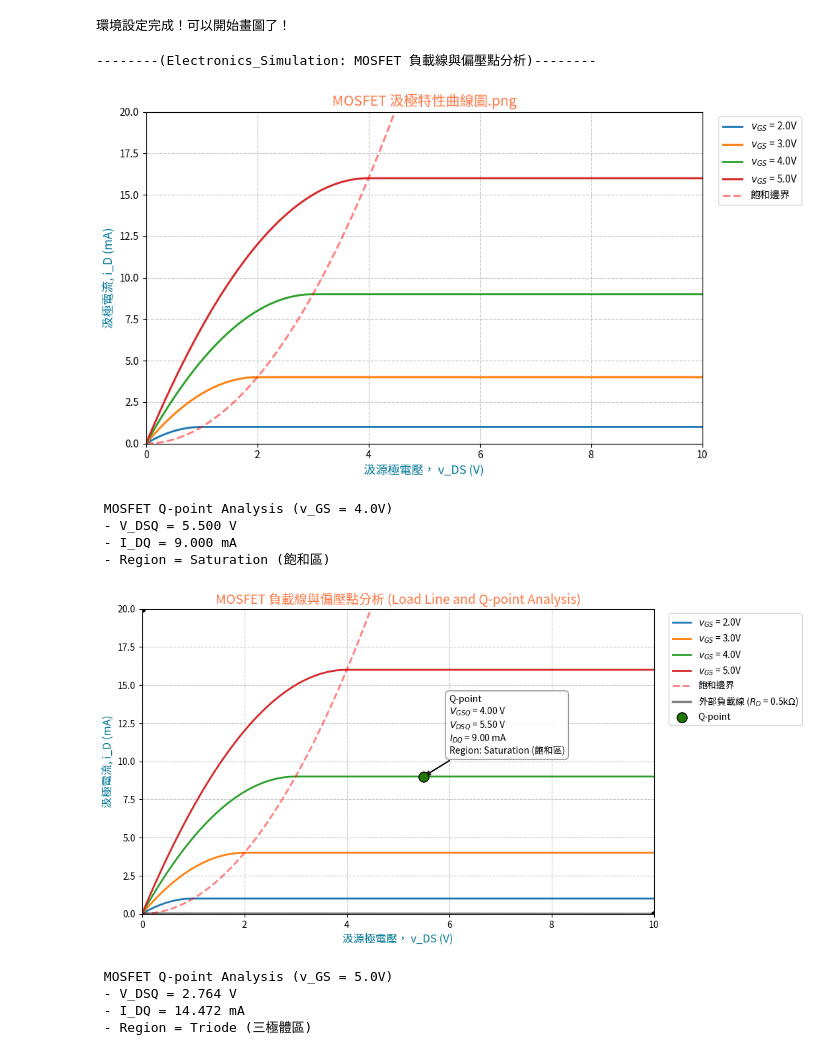
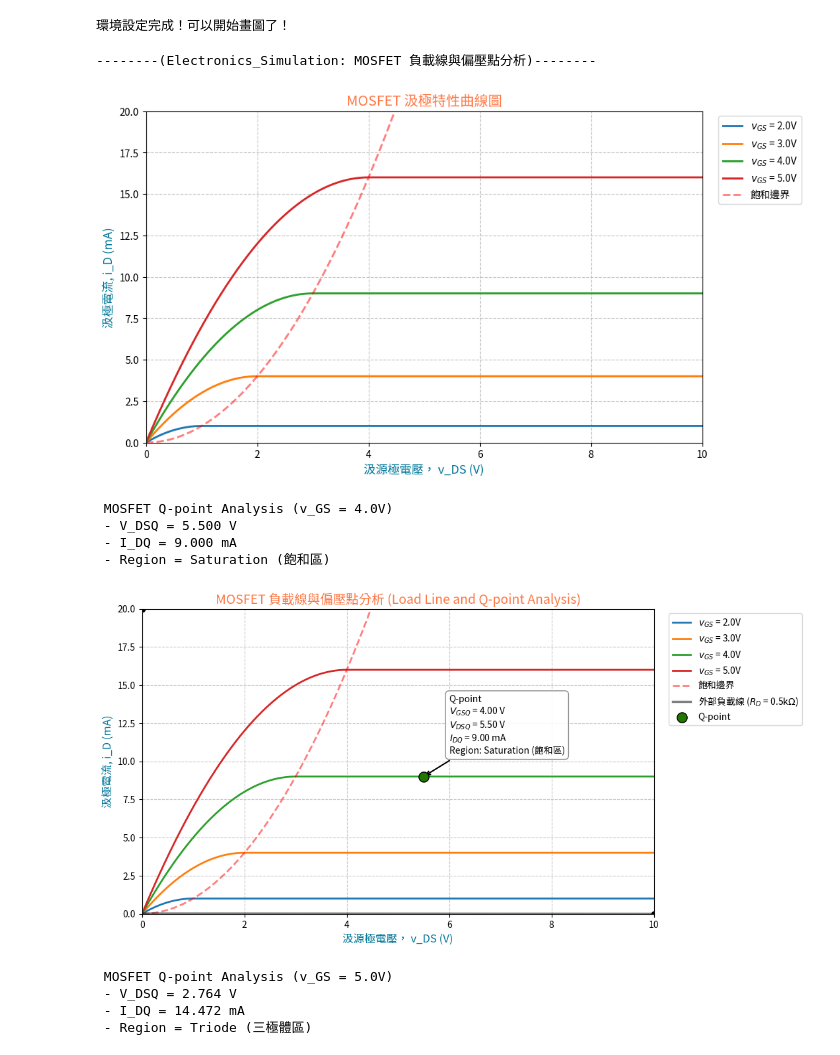
Before and after one commit to u9828057/Python_Practice, a Jupyter notebook: Electronics_with_Python/Electronics_Simulation_08_29_MOSFET_負載線與偏壓點分析.ipynb, the cells around one changed output. Drawn from its saved outputs; the diff is of its cells as text; code cells hidden in the pictures.

```diff
--- a/Electronics_with_Python/Electronics_Simulation_08_29_MOSFET_負載線與偏壓點分析.ipynb
+++ b/Electronics_with_Python/Electronics_Simulation_08_29_MOSFET_負載線與偏壓點分析.ipynb
@@ -101,7 +101,7 @@ def plot_mosfet_analysis(show_loadline=False, v_GS_Q=4.0):
         region_Q = "Triode (三極體區)"
         # 聯立一元二次方程式: a*(x**2) + b*x + c = 0
         a = 0.5 * K
-        b = - (K*v_ov + 1/R_D)
+        b = - (K*v_ov_Q + 1/R_D)
         c = (V_DD/R_D)
         roots = np.roots([a, b, c])
 
@@ -122,13 +122,10 @@ def plot_mosfet_analysis(show_loadline=False, v_GS_Q=4.0):
 
     # 加入資訊方塊
 
-    #--------------------------------------
-    # 設定「動態調整註解框位置」的參數
-    #--------------------------------------
-    # 如果電流大於 12 mA，就把文字框稍微降低，否則維持原狀
     y_offset = 1.0 if i_D_Q_mA > 12 else 1.5
-    # 如果電壓小於 4 V，就會把文字框往左放，否則否則維持往右放
+    #設定「動態調整註解框位置」的參數，如果電流大於 12 mA，就把文字框稍微降低，否則維持原狀
     x_offset = -2.0 if v_DS_Q < 4 else 0.5
+    #設定「動態調整註解框位置」的參數，如果電壓小於 4 V，就會把文字框往左放，否則否則維持往右放
 
     plt.annotate(
         # 第一部分: 要顯示的文字內容
@@ -163,7 +160,7 @@ def plot_mosfet_analysis(show_loadline=False, v_GS_Q=4.0):
     chart_title = "MOSFET 負載線與偏壓點分析 (Load Line and Q-point Analysis)"
     file_name = "§補充內容 4.3.3 - Python繪圖_MOSFET 負載線與偏壓點分析.png"
   else:
-    chart_title = "MOSFET 汲極特性曲線圖.png"
+    chart_title = "MOSFET 汲極特性曲線圖"
     file_name = "§補充內容 4.2.2 - Python繪圖_MOSFET 汲極特性曲線圖.png"
 
 
@@ -173,34 +170,34 @@ def plot_mosfet_analysis(show_loadline=False, v_GS_Q=4.0):
 
   plt.title(chart_title, fontsize=14, fontweight="bold", color="#FF7744")
   plt.xlabel("汲源極電壓， v_DS (V)", fontsize=12, color="#007799")
   plt.ylabel("汲極電流, i_D (mA)", fontsize=12, color="#007799")
   plt.grid(True, linestyle="--", alpha=0.7)
 
   # 將圖例移至右側外圍
   plt.legend(fontsize=10, loc="upper left", bbox_to_anchor=(1.02, 1))
   plt.xlim(0, 10)
   plt.ylim(0, 20)
 
   # 儲存與顯示圖片
   plt.savefig(file_name, dpi=300, bbox_inches="tight")
   plt.show()
 
 
 #=================================
 # ◇ 執行函式: 漸進產出圖片
 #=================================
 
 # 第一張圖片: 純元件特性 (不包含負載線)
 plot_mosfet_analysis(show_loadline=False)
 
 # 第二張圖片: 疊加負載線，並求出 v_GS = 4.0V 時的 Q-point
 plot_mosfet_analysis(show_loadline=True, v_GS_Q=4.0)
 
 # 第三張圖片: 測試 v_GS = 5.0V 時的 Q-point
 plot_mosfet_analysis(show_loadline=True, v_GS_Q=5.0)
 # %% [output]
 --------(Electronics_Simulation: MOSFET 負載線與偏壓點分析)--------
-[figure, old version]
+[figure, new version]
  MOSFET Q-point Analysis (v_GS = 4.0V)
  - V_DSQ = 5.500 V
  - I_DQ = 9.000 mA
```
